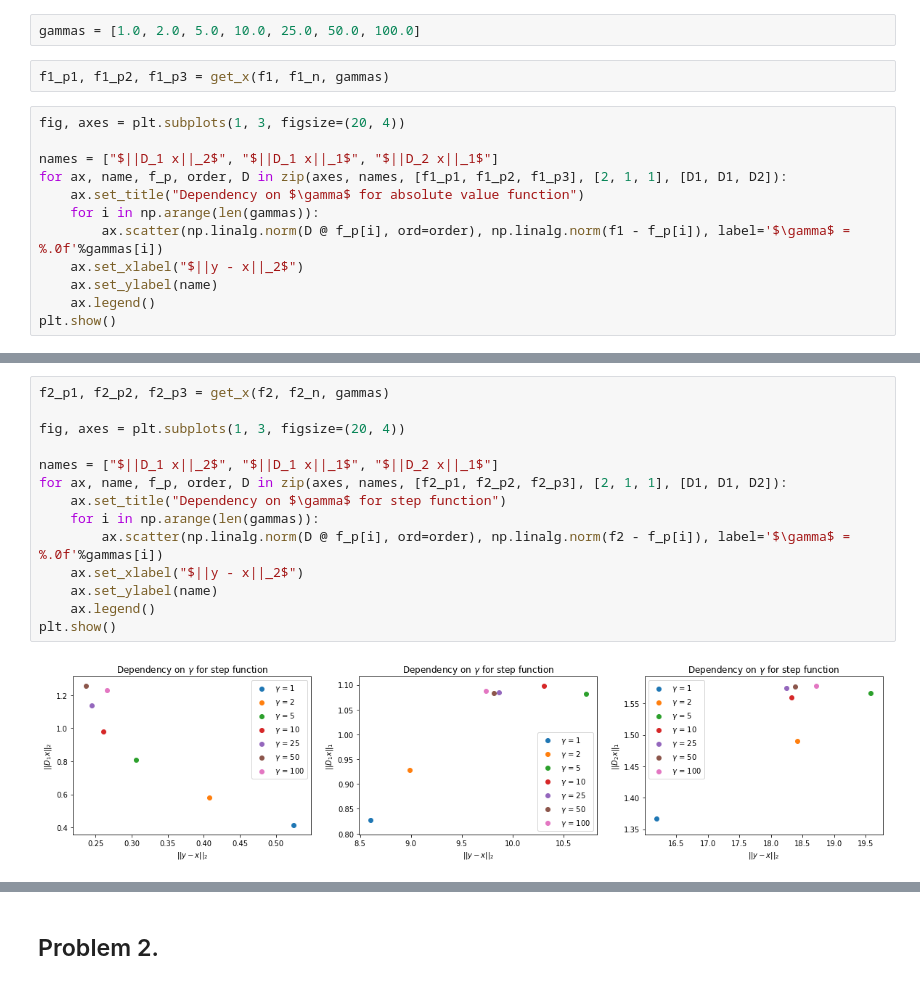
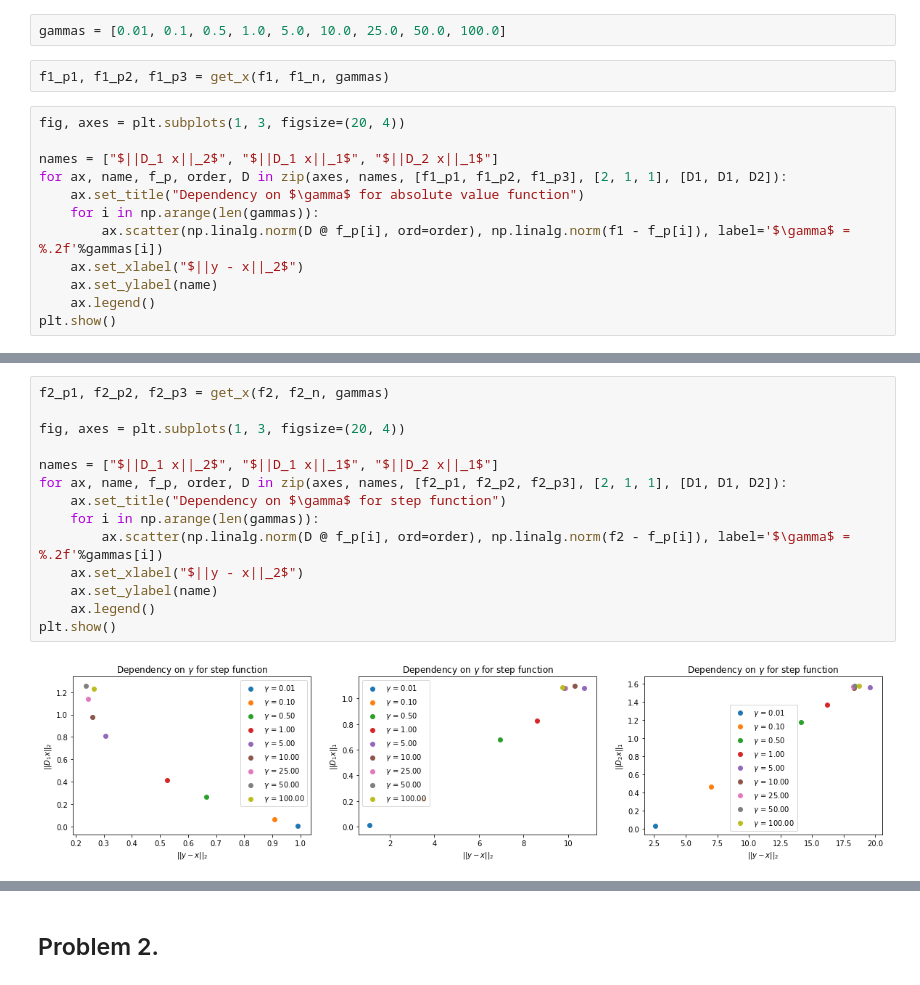
Before and after one commit to asangt/optimization_methods, a Jupyter notebook: Sangadiev_HW5.ipynb, the cells around one changed output, grey strips where cells are left out. Cells and saved outputs as stored; diff of their text form.

```diff
--- a/Sangadiev_HW5.ipynb
+++ b/Sangadiev_HW5.ipynb
@@ -123,7 +123,7 @@ def get_x(f, f_n, gammas):
 
     return p1_vals, p2_vals, p3_vals
 # %%
-gammas = [1.0, 2.0, 5.0, 10.0, 25.0, 50.0, 100.0]
+gammas = [0.01, 0.1, 0.5, 1.0, 5.0, 10.0, 25.0, 50.0, 100.0]
 # %%
 f1_p1, f1_p2, f1_p3 = get_x(f1, f1_n, gammas)
 # %%
@@ -133,7 +133,7 @@ names = ["$||D_1 x||_2$", "$||D_1 x||_1$", "$||D_2 x||_1$"]
 for ax, name, f_p, order, D in zip(axes, names, [f1_p1, f1_p2, f1_p3], [2, 1, 1], [D1, D1, D2]):
     ax.set_title("Dependency on $\gamma$ for absolute value function")
     for i in np.arange(len(gammas)):
-        ax.scatter(np.linalg.norm(D @ f_p[i], ord=order), np.linalg.norm(f1 - f_p[i]), label='$\gamma$ = %.0f'%gammas[i])
+        ax.scatter(np.linalg.norm(D @ f_p[i], ord=order), np.linalg.norm(f1 - f_p[i]), label='$\gamma$ = %.2f'%gammas[i])
     ax.set_xlabel("$||y - x||_2$")
     ax.set_ylabel(name)
     ax.legend()
@@ -147,16 +148,16 @@ plt.show()
 # %%
 f2_p1, f2_p2, f2_p3 = get_x(f2, f2_n, gammas)
 
 fig, axes = plt.subplots(1, 3, figsize=(20, 4))
 
 names = ["$||D_1 x||_2$", "$||D_1 x||_1$", "$||D_2 x||_1$"]
 for ax, name, f_p, order, D in zip(axes, names, [f2_p1, f2_p2, f2_p3], [2, 1, 1], [D1, D1, D2]):
     ax.set_title("Dependency on $\gamma$ for step function")
     for i in np.arange(len(gammas)):
-        ax.scatter(np.linalg.norm(D @ f_p[i], ord=order), np.linalg.norm(f2 - f_p[i]), label='$\gamma$ = %.0f'%gammas[i])
+        ax.scatter(np.linalg.norm(D @ f_p[i], ord=order), np.linalg.norm(f2 - f_p[i]), label='$\gamma$ = %.2f'%gammas[i])
     ax.set_xlabel("$||y - x||_2$")
     ax.set_ylabel(name)
     ax.legend()
 plt.show()
 # %% [output]
-[figure, old version]
+[figure, new version]
```
Also changed, not shown: parts of 8 cells of this notebook.
